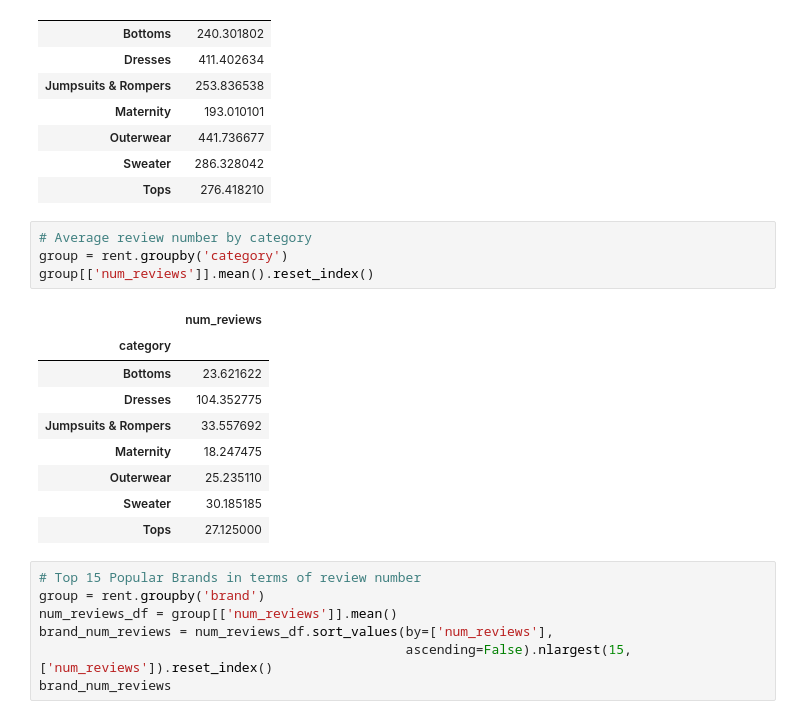
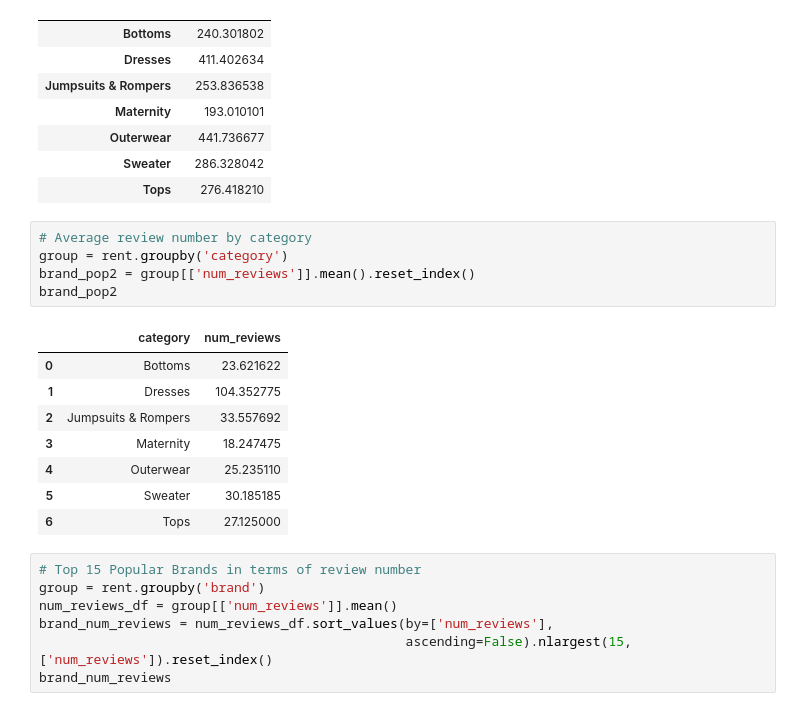
Before and after one commit to danieljinchoy/renttherunway, a Jupyter notebook: renttherunway/analysis.ipynb, the cells around one changed output. Drawn from its saved outputs; the diff is of its cells as text.

```diff
--- a/renttherunway/analysis.ipynb
+++ b/renttherunway/analysis.ipynb
@@ -160,17 +171,17 @@ group[['original_price']].mean().reset_index()
 # %%
 # Average review number by category
 group = rent.groupby('category')
-group[['num_reviews']].mean().reset_index()
+brand_pop2 = group[['num_reviews']].mean().reset_index()
+brand_pop2
 # %% [output]
-|  | num_reviews |
-| category |  |
-| Bottoms | 23.621622 |
-| Dresses | 104.352775 |
-| Jumpsuits & Rompers | 33.557692 |
-| Maternity | 18.247475 |
-| Outerwear | 25.235110 |
-| Sweater | 30.185185 |
-| Tops | 27.125000 |
+|  | category | num_reviews |
+| 0 | Bottoms | 23.621622 |
+| 1 | Dresses | 104.352775 |
+| 2 | Jumpsuits & Rompers | 33.557692 |
+| 3 | Maternity | 18.247475 |
+| 4 | Outerwear | 25.235110 |
+| 5 | Sweater | 30.185185 |
+| 6 | Tops | 27.125000 |
 # %%
 # Top 15 Popular Brands in terms of review number
 group = rent.groupby('brand')
```
Also changed, not shown: parts of 13 cells of this notebook, 1 other file.
